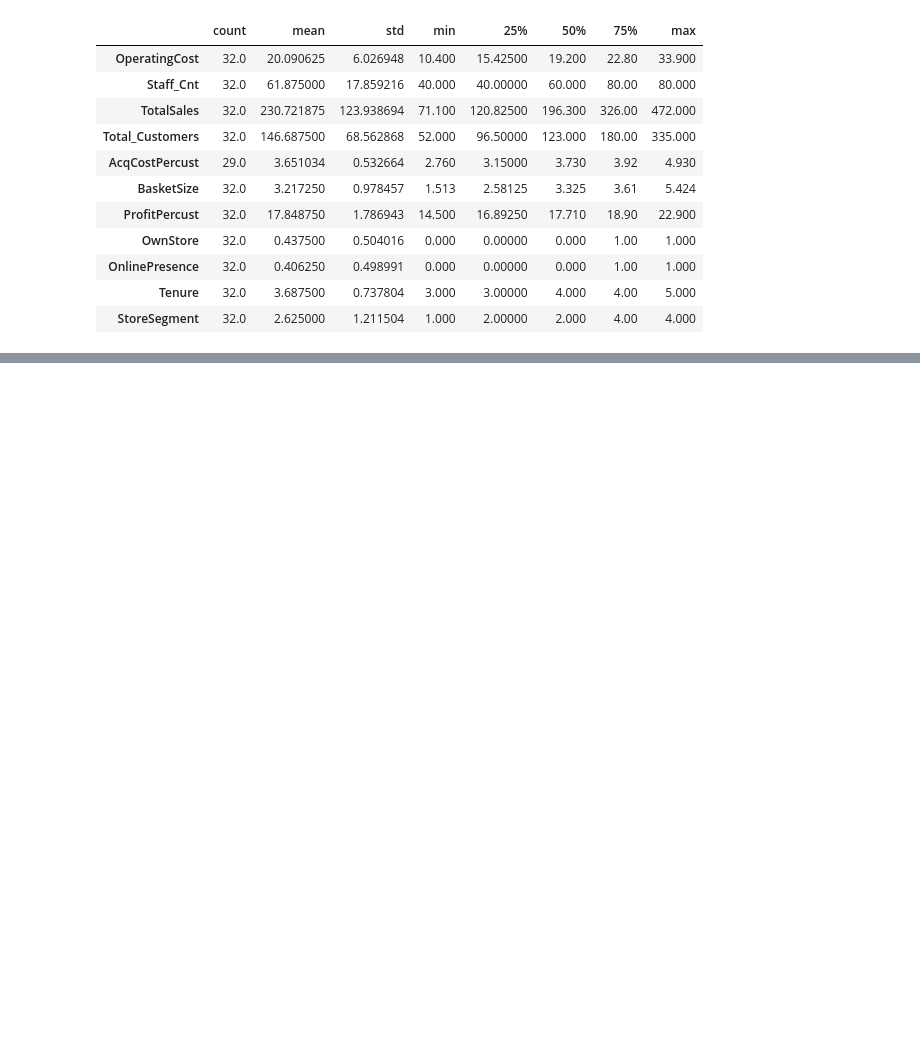
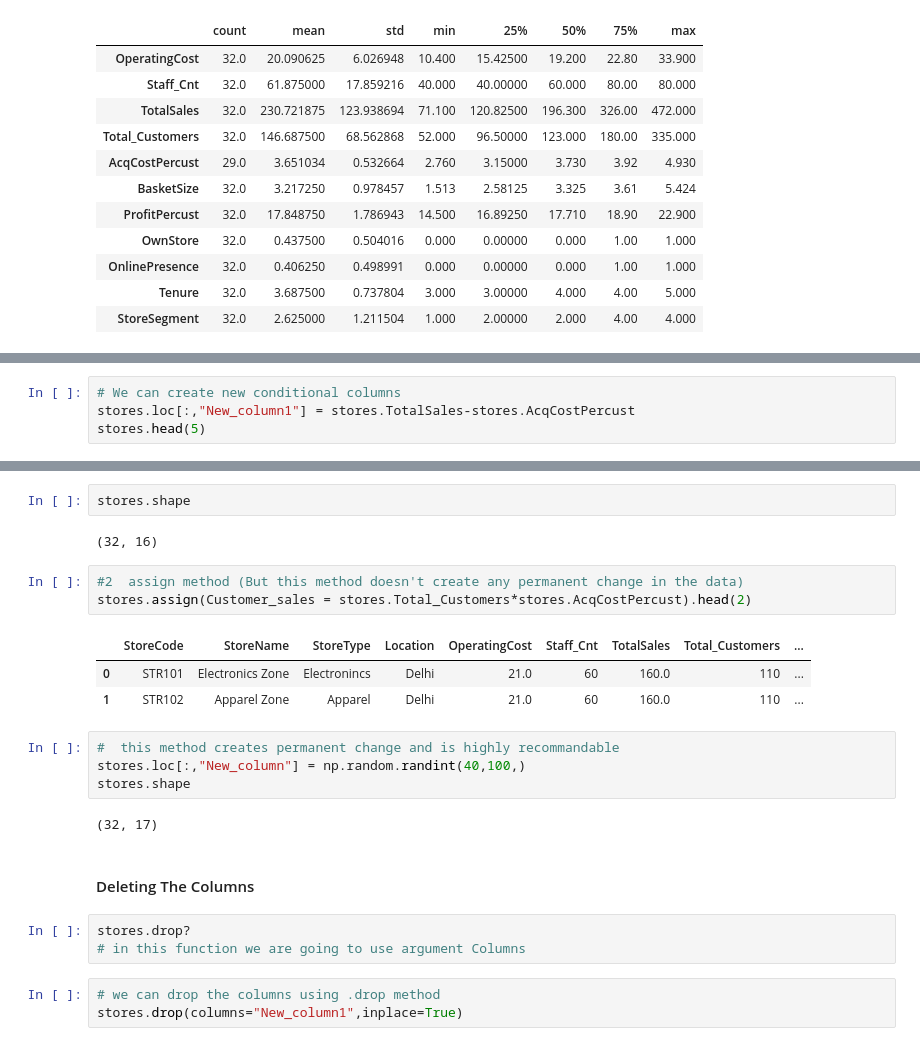
Before and after one commit to jagz821/Data_Science, a Jupyter notebook: All About Pandas - 1.ipynb, the cells around one changed output, grey strips where cells are left out. Cells and saved outputs as stored; diff of their text form; blank space fills up the shorter version.

```diff
--- a/All About Pandas - 1.ipynb
+++ b/All About Pandas - 1.ipynb
@@ -398,0 +403,4 @@ stores.describe().T
+# %%
+# We can create new conditional columns
+stores.loc[:,"New_column1"] = stores.TotalSales-stores.AcqCostPercust
+stores.head(5)
@@ -398,0 +414,25 @@ stores.describe().T
+# %%
+stores.shape
+# %% [output]
+(32, 16)
+# %%
+#2  assign method (But this method doesn't create any permanent change in the data)
+stores.assign(Customer_sales = stores.Total_Customers*stores.AcqCostPercust).head(2)
+# %% [output]
+|  | StoreCode | StoreName | StoreType | Location | OperatingCost | Staff_Cnt | TotalSales | Total_Customers | ... |
+| 0 | STR101 | Electronics Zone | Electronincs | Delhi | 21.0 | 60 | 160.0 | 110 | ... |
+| 1 | STR102 | Apparel Zone | Apparel | Delhi | 21.0 | 60 | 160.0 | 110 | ... |
+# %%
+#  this method creates permanent change and is highly recommandable
+stores.loc[:,"New_column"] = np.random.randint(40,100,)
+stores.shape
+# %% [output]
+(32, 17)
+# %% [markdown]
+#### Deleting The Columns
+# %%
+stores.drop?
+# in this function we are going to use argument Columns
+# %%
+# we can drop the columns using .drop method
+stores.drop(columns="New_column1",inplace=True)
```
Also changed, not shown: parts of 9 cells of this notebook.
